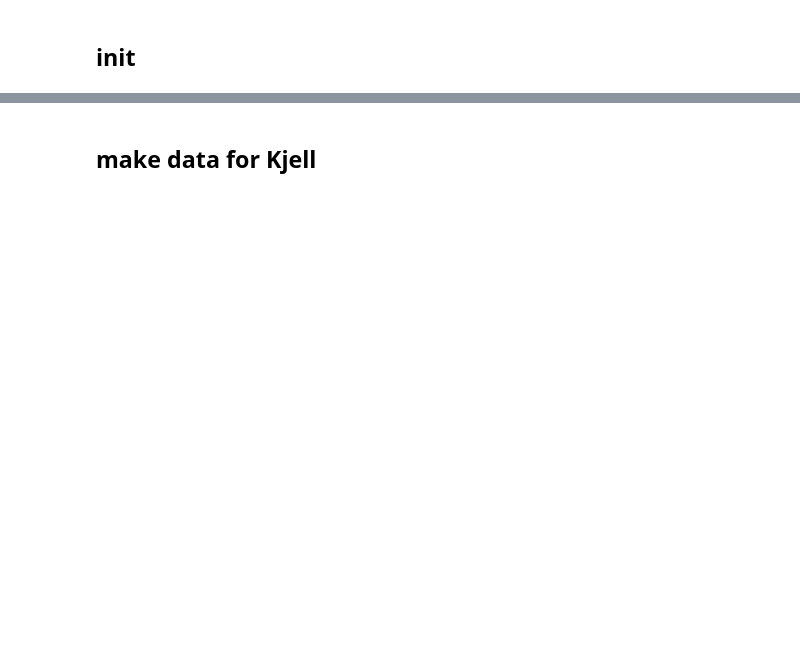
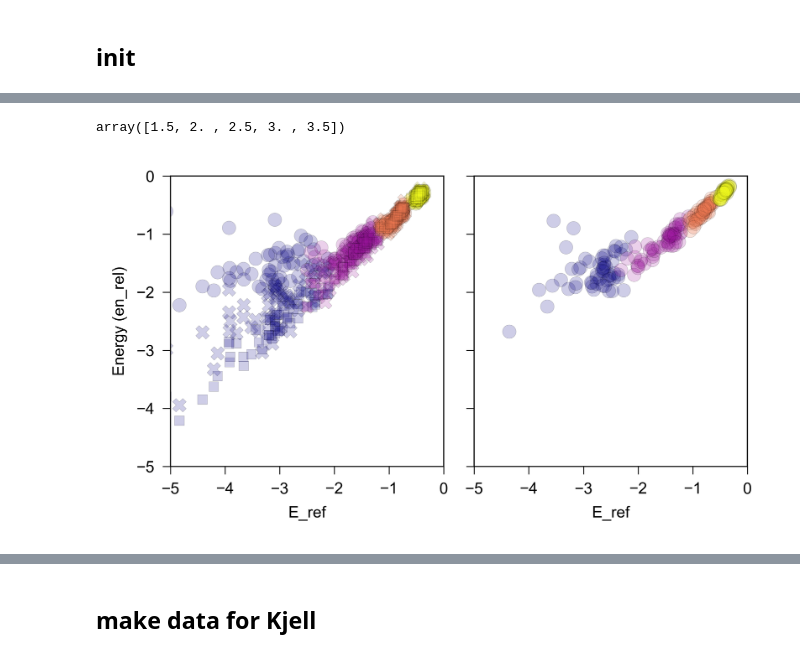
Before and after one commit to schwallergroup/CFT, a Jupyter notebook: notebooks/cft.ipynb, the cells around one changed output, grey strips where cells are left out. Drawn from its saved outputs; the diff is of its cells as text; code cells hidden in the pictures; blank space fills up the shorter version.

```diff
--- a/notebooks/cft.ipynb
+++ b/notebooks/cft.ipynb
@@ -40,0 +337,3 @@ array([[ 5.9666038 ,  5.95173031,  5.96291214],
+# %%
+# s = Surface(atoms, mode='particle', precision=2.5, touch_sphere_size=2.5)
+m = Manifold(atoms, mode='particle', precision=2.5, touch_sphere_size=2.5)
@@ -40,0 +351,3 @@ array([[ 5.9666038 ,  5.95173031,  5.96291214],
+# %%
+site_container = read('/mnt/c/Users/ef/Desktop/tmp/grid_increments_vis.xyz')
+atoms = particle.copy()
@@ -40,0 +516,11 @@ array([[ 5.9666038 ,  5.95173031,  5.96291214],
+# %%
+_atoms = atoms.copy()
+_atoms.calc= copy.deepcopy(clean_calc)
+e_ref = _atoms.get_potential_energy()
+
+ref_dict = {}
+
+for p in probes:
+    _atoms = p.get_conformer(0)[1:]
+    _atoms.calc= copy.deepcopy(clean_calc)
+    ref_dict['e_'+p.smile] = _atoms.get_potential_energy() + e_ref
@@ -40,0 +617,41 @@ array([[ 5.9666038 ,  5.95173031,  5.96291214],
+# %%
+df_long.touch_sphere_size.unique()
+# %% [output]
+array([1.5, 2. , 2.5, 3. , 3.5])
+# %%
+fig_w, fig_h = 105 / 25.4, 60 / 25.4
+fig, axs = plt.subplots(1, 2, figsize=(fig_w, fig_h), dpi=600, sharey=True,sharex=True)
+
+
+ax = axs[0]
+pdf = df_long[~df_long.probe.str.contains('O') & (df_long.touch_sphere_size > 1.5)]
+sns.scatterplot(data=pdf, x='en_ref_C', y='en', hue='touch_sphere_size', style='probe', ax=ax, alpha=0.2, palette='plasma',
+                edgecolor='black',linewidth=0.2,legend=False,
+                )
+
+ax = axs[1]
+pdf = df_long[df_long.probe.str.contains('O')  & (df_long.touch_sphere_size > 1.5)]
+sns.scatterplot(
+    data=pdf, x='en_ref_O', y='en', hue='touch_sphere_size',  ax=ax, palette='plasma',
+    legend=False, alpha=0.2, edgecolor='black',linewidth=0.2,
+    style='probe'
+    )
+
+
+for ax in axs:
+    ax.set_xlim(-5, 0)
+    ax.set_ylim(-5, 0)
+    ax.tick_params(width=0.4)
+    ax.set_facecolor('white')
+    ax.set_xlabel("E_ref", fontsize=7)
+    ax.set_ylabel("Energy (en_rel)", fontsize=7)
+
+    # Thin axes spines
+    for spine in ax.spines.values():
+        spine.set_linewidth(0.5)
+
+fig.set_layout_engine(layout='tight')
+# leg = axs[0].legend()  # get the legend object
+# leg.get_frame().set_alpha(1)     # ← set solid background color
+# %% [output]
+[figure, added]
```
Also changed, not shown: parts of 81 cells of this notebook, 1 other file.
